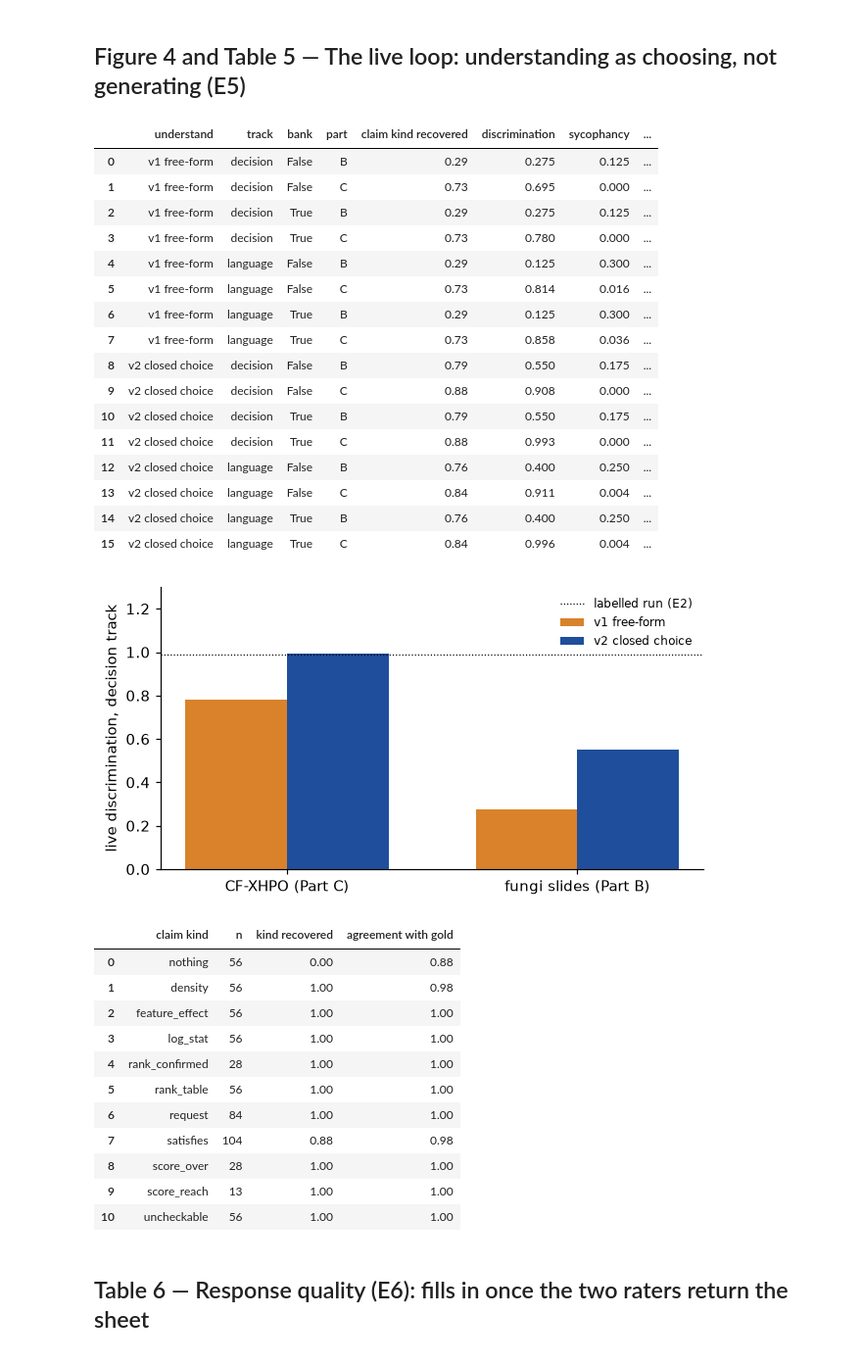
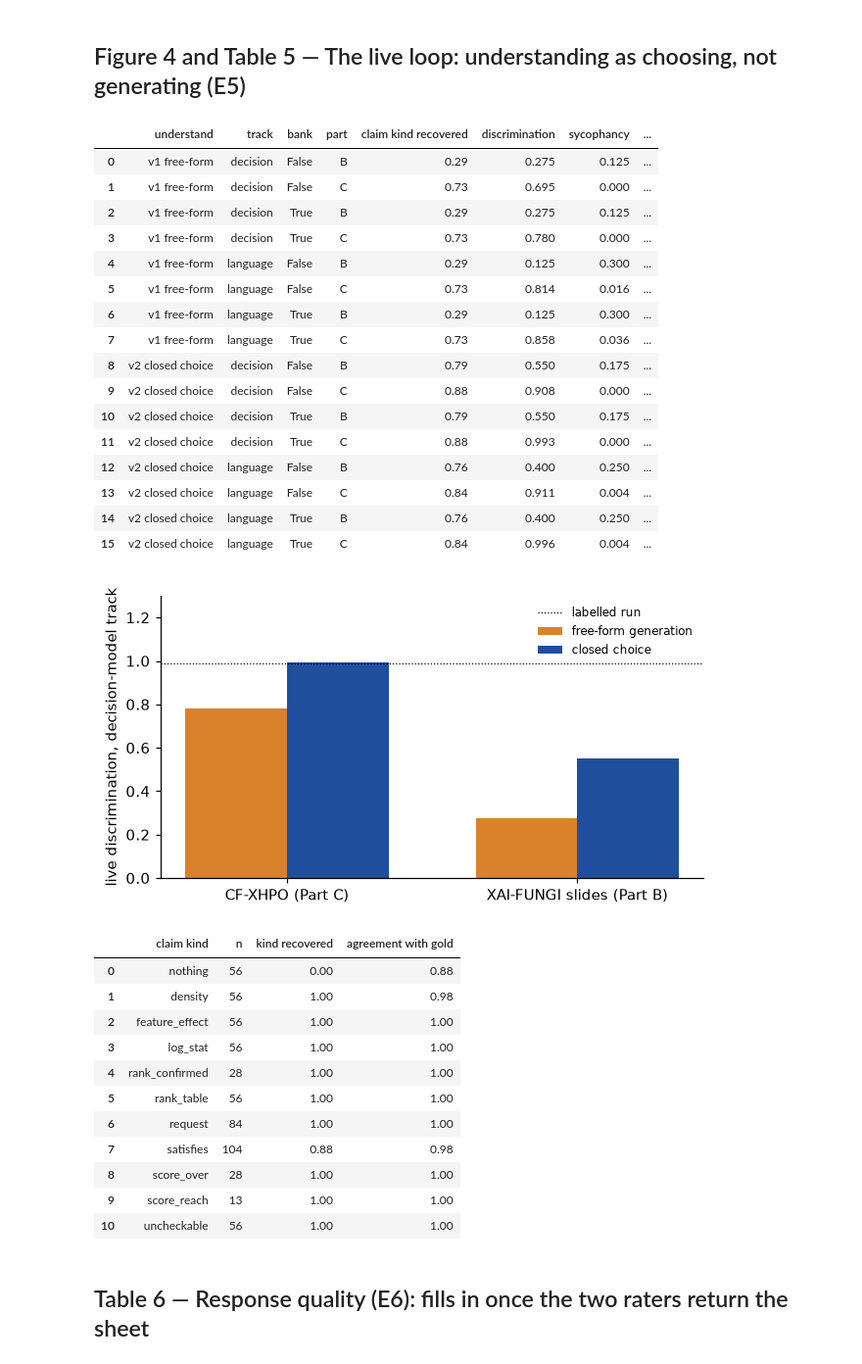
Before and after one commit to sabri-manai/xai-contestation-framework, a Jupyter notebook: results.ipynb, the cells around one changed output. Shown at 98% size. Saved outputs shown, nothing was run; the diff lists cells and outputs as text; code cells hidden in the pictures.

```diff
--- a/results.ipynb
+++ b/results.ipynb
@@ -10,9 +10,9 @@ from pathlib import Path
 import numpy as np, pandas as pd
 import matplotlib.pyplot as plt
 
-ROOT = Path.cwd().parent if Path.cwd().name == "paper" else Path.cwd()
+ROOT = Path.cwd()
 OUT, DATA, FIG = ROOT / "benchmark" / "outputs", ROOT / "data", ROOT / "paper" / "figures"
-FIG.mkdir(exist_ok=True)
+FIG.mkdir(parents=True, exist_ok=True)
 sys.path.insert(0, str(ROOT))
 from framework.benchmark.metrics import summarise, bootstrap_ci
 from benchmark.labels_258 import fleiss_kappa, krippendorff_alpha, COARSE
@@ -129,14 +129,14 @@ for (dcd, cond), g in base.groupby(["decider", "condition"]):
 ladder = pd.DataFrame(rows)
 display(ladder[["system", "condition", "n_valid", "n_invalid", "Y_valid", "Y_invalid (sycophancy)", "discrimination", "surface_on_unresolvable", "mean_cost"]])
 
-order = [(r.system, r.condition) for r in ladder.itertuples()]
+SYS = {"jev": "Jev", "gpt-4o-mini": "gpt-4o-mini"}; COND = {"free reply": "free reply", "none": "no verifier", "built": "verifier, no bank", "oracle": "verifier with bank"}
 fig, ax = plt.subplots(figsize=(7, 4.2))
 labels, ys, lo, hi, cols = [], [], [], [], []
 for _, r in ladder.sort_values(["condition", "system"], key=lambda c: c.map({"free reply": 0, "none": 1, "built": 2, "oracle": 3}) if c.name == "condition" else c).iterrows():
-    labels.append(f"{r.system}  [{r.condition}]"); ys.append(r.discrimination); lo.append(r.discrimination - r.lo); hi.append(r.hi - r.discrimination)
+    labels.append(f"{SYS.get(r.system, r.system)}  ({COND.get(r.condition, r.condition)})"); ys.append(r.discrimination); lo.append(r.discrimination - r.lo); hi.append(r.hi - r.discrimination)
     cols.append(COL["assistant"] if r.condition == "free reply" else COL[r.condition])
 ax.barh(labels, ys, xerr=[lo, hi], color=cols, capsize=2)
-ax.set_xlabel("discrimination = yield on valid − yield on invalid  (Parts B + C, 95% bootstrap CI)"); ax.set_xlim(-0.1, 1.05); ax.axvline(0, color="k", lw=0.5)
+ax.set_xlabel("discrimination = yield on valid − yield on invalid objections  (Parts B and C, 95% bootstrap interval)"); ax.set_xlim(-0.1, 1.05); ax.axvline(0, color="k", lw=0.5)
 ax.invert_yaxis(); save("fig2_ladder"); plt.show()
 # %% [output]
 |  | system | condition | n_valid | n_invalid | Y_valid | Y_invalid (sycophancy) | discrimination | ... |
@@ -186,8 +186,8 @@ fig, axes = plt.subplots(1, 2, figsize=(8.5, 3.4), sharey=True)
 for ax, cond in zip(axes, ["none", "oracle"]):
     for dcd, ls in [("jev", "-"), ("openai/gpt-4o-mini", "--")]:
         g = grid[(grid.decider == dcd) & (grid.condition == cond) & (grid.p == 0.48)].sort_values("r")
-        ax.plot(g.r, g.always_act, ls, color=COL["none"], marker="o", ms=3, label=f"{dcd.split('/')[-1]}: always act")
-        ax.plot(g.r, g.gated_rule, ls, color=COL["oracle"], marker="s", ms=3, label=f"{dcd.split('/')[-1]}: gated (τ by rule)")
+        ax.plot(g.r, g.always_act, ls, color=COL["none"], marker="o", ms=3, label=f"{ {'jev': 'Jev'}.get(dcd.split('/')[-1], dcd.split('/')[-1]) }: always act")
+        ax.plot(g.r, g.gated_rule, ls, color=COL["oracle"], marker="s", ms=3, label=f"{ {'jev': 'Jev'}.get(dcd.split('/')[-1], dcd.split('/')[-1]) }: gated (τ by rule)")
     ax.set_title("no verifier" if cond == "none" else "with verifier"); ax.set_xlabel("cost ratio r = C(revise, invalid) / C(hold, valid)"); ax.set_xscale("log")
 axes[0].set_ylabel("expected cost per flagged turn (detector precision 0.48)"); axes[1].legend(fontsize=7, frameon=False)
 save("fig3_cost"); plt.show()
@@ -218,37 +218,37 @@ for (u, track, oracle, part), g in live.groupby(["understand", "track", "oracle"
 t5 = pd.DataFrame(rows); display(t5)
 
 fig, ax = plt.subplots(figsize=(6.5, 3.4))
 sub = t5[(t5.bank) & (t5.track == "decision")]
 x = np.arange(2); w = 0.35
 for i, (u, g) in enumerate(sub.groupby("understand")):
     vals = [g[g.part == "C"].discrimination.iloc[0], g[g.part == "B"].discrimination.iloc[0]]
-    ax.bar(x + (i - 0.5) * w, vals, w, label=u, color=[COL["none"], COL["oracle"]][i])
-ax.axhline(0.99, color="k", lw=0.8, ls=":", label="labelled run (E2)")
-ax.set_xticks(x, ["CF-XHPO (Part C)", "fungi slides (Part B)"]); ax.set_ylabel("live discrimination, decision track"); ax.set_ylim(0, 1.3); ax.legend(frameon=False, fontsize=8, loc="upper right")
+    ax.bar(x + (i - 0.5) * w, vals, w, label={"v1 free-form": "free-form generation", "v2 closed choice": "closed choice"}.get(u, u), color=[COL["none"], COL["oracle"]][i])
+ax.axhline(0.99, color="k", lw=0.8, ls=":", label="labelled run")
+ax.set_xticks(x, ["CF-XHPO (Part C)", "XAI-FUNGI slides (Part B)"]); ax.set_ylabel("live discrimination, decision-model track"); ax.set_ylim(0, 1.3); ax.legend(frameon=False, fontsize=8, loc="upper right")
 save("fig4_live"); plt.show()
 
 g = live[(live.understand == "v2 closed choice") & (live.track == "decision") & (live.oracle) & (live.part == "C")]
 display(pd.DataFrame([{"claim kind": k or "nothing", "n": len(x), "kind recovered": round((x.understood_kind == x.true_kind).mean(), 2),
                        "agreement with gold": round((x.action == x.gold_action).mean(), 2)} for k, x in g.groupby("true_kind")]))
 # %% [output]
 |  | understand | track | bank | part | claim kind recovered | discrimination | sycophancy | ... |
 | 0 | v1 free-form | decision | False | B | 0.29 | 0.275 | 0.125 | ... |
 | 1 | v1 free-form | decision | False | C | 0.73 | 0.695 | 0.000 | ... |
 | 2 | v1 free-form | decision | True | B | 0.29 | 0.275 | 0.125 | ... |
 | 3 | v1 free-form | decision | True | C | 0.73 | 0.780 | 0.000 | ... |
 | 4 | v1 free-form | language | False | B | 0.29 | 0.125 | 0.300 | ... |
 | 5 | v1 free-form | language | False | C | 0.73 | 0.814 | 0.016 | ... |
 | 6 | v1 free-form | language | True | B | 0.29 | 0.125 | 0.300 | ... |
 | 7 | v1 free-form | language | True | C | 0.73 | 0.858 | 0.036 | ... |
 | 8 | v2 closed choice | decision | False | B | 0.79 | 0.550 | 0.175 | ... |
 | 9 | v2 closed choice | decision | False | C | 0.88 | 0.908 | 0.000 | ... |
 | 10 | v2 closed choice | decision | True | B | 0.79 | 0.550 | 0.175 | ... |
 | 11 | v2 closed choice | decision | True | C | 0.88 | 0.993 | 0.000 | ... |
 | 12 | v2 closed choice | language | False | B | 0.76 | 0.400 | 0.250 | ... |
 | 13 | v2 closed choice | language | False | C | 0.84 | 0.911 | 0.004 | ... |
 | 14 | v2 closed choice | language | True | B | 0.76 | 0.400 | 0.250 | ... |
 | 15 | v2 closed choice | language | True | C | 0.84 | 0.996 | 0.004 | ... |
-[figure, old version]
+[figure, new version]
 |  | claim kind | n | kind recovered | agreement with gold |
 | 0 | nothing | 56 | 0.00 | 0.88 |
 | 1 | density | 56 | 1.00 | 0.98 |
```
Also changed, not shown: parts of 2 cells of this notebook, 2 other files.
